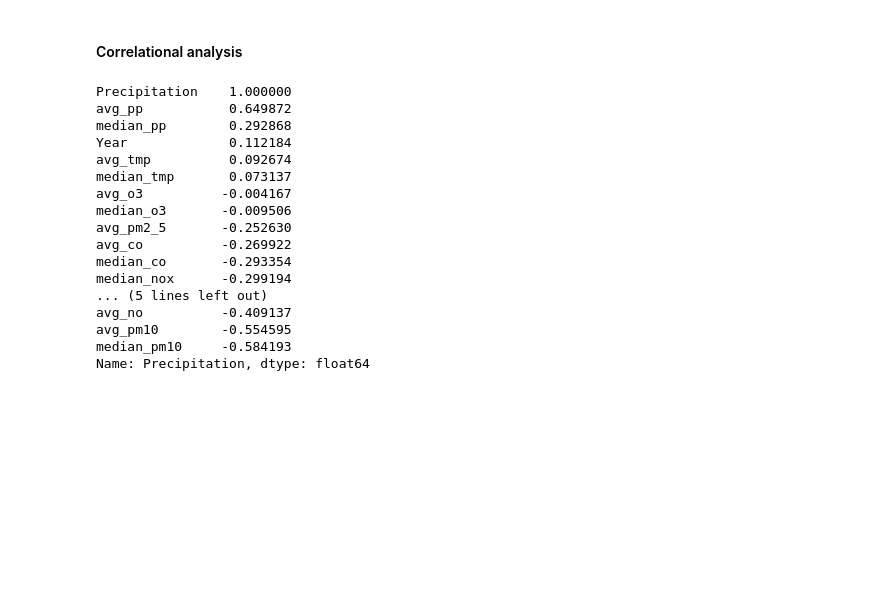
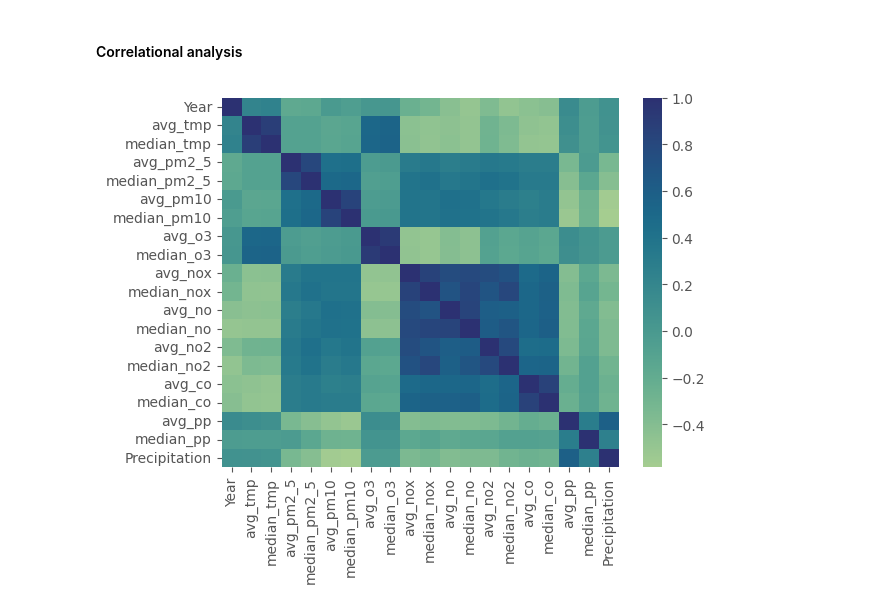
Before and after one commit to LiamVargas/data_viz_final_project, a Jupyter notebook: eda.ipynb, the cells around one changed output. Saved outputs shown, nothing was run; the diff lists cells and outputs as text; code cells hidden in the pictures; blank space fills up the shorter version.

```diff
--- a/eda.ipynb
+++ b/eda.ipynb
@@ -672,23 +731,7 @@ df_pue_final = duckdb.sql("""
 # %%
 # S > P
 corr_gdl = df_gdl_final.select_dtypes(['float', 'int']).corr('kendall')
-# %%
-corr_gdl['Precipitation'].sort_values(ascending=False)
-# %% [output]
-Precipitation    1.000000
-avg_pp           0.649872
-median_pp        0.292868
-Year             0.112184
-avg_tmp          0.092674
-median_tmp       0.073137
-avg_o3          -0.004167
-median_o3       -0.009506
-avg_pm2_5       -0.252630
-avg_co          -0.269922
-median_co       -0.293354
-median_nox      -0.299194
-... (5 lines left out)
-avg_no          -0.409137
-avg_pm10        -0.554595
-median_pm10     -0.584193
-Name: Precipitation, dtype: float64
+# %%
+sns.heatmap(corr_gdl, cmap='crest');
+# %% [output]
+[figure, added]
```
Also changed, not shown: parts of 44 cells of this notebook, 1 other file.
